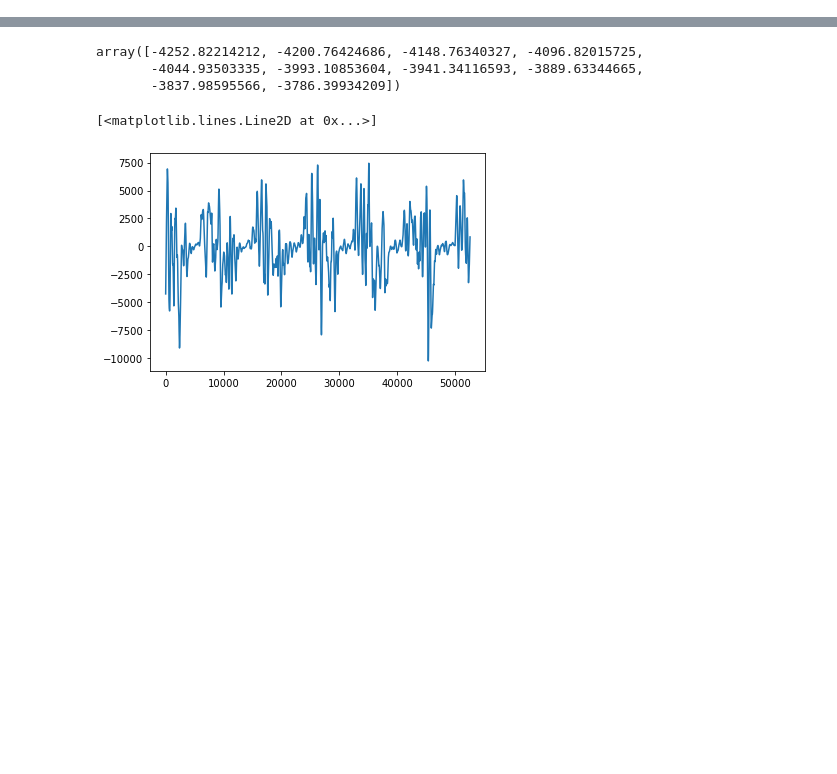
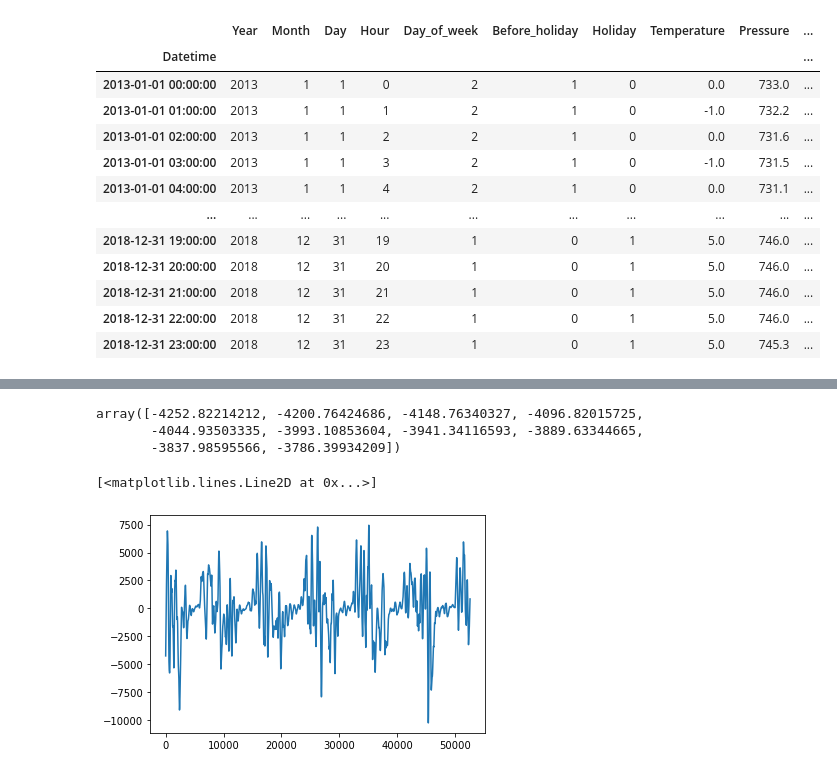
Before and after one commit to rasvob/CuPy_NaturalGas_Preprocessing, a Jupyter notebook: cuda_notebook.ipynb, the cells around one changed output, grey strips where cells are left out. Saved outputs shown, nothing was run; the diff lists cells and outputs as text; code cells hidden in the pictures; blank space fills up the shorter version.

```diff
--- a/cuda_notebook.ipynb
+++ b/cuda_notebook.ipynb
@@ -96,3 +100,17 @@ def lowess_cp_inline(x, y, f=2. / 3., it=3, dl = 1.0):
 def fill_seasonal(month, day, hour, seasonal_dict):
     season = seasonal_dict[month]
     return season[(season.Day_of_week == day) & (season.Hour == hour)].Seasonal.values[0]
+# %%
+def IsSummer_func(x, out):
+    for i, a in enumerate(x):
+        if a >= 6 and a <= 8:
+            out[i] = 1
+        else:
+            out[i] = 0
+# %%
+def heatint_season_func(x, y, out):
+    for i, (a, e) in enumerate(zip(x, y)):
+        if a < 13 and e == 1:
+            out[i] = 1
+        else:
+            out[i] = 0
@@ -99,5 +141,5 @@ def fill_seasonal(month, day, hour, seasonal_dict):
 # %%
-n_diff=24
+n_diff=1
 df = cf.read_csv('data/ppnet_metar_v7.csv',  sep=';', index_col=0)
 # TODO: Odkomentovat pro repeat datasetu 10x
 # df = cf.concat([df]*10, ignore_index=True)
@@ -113,6 +155,7 @@ X['Consumption_diff_1'] = y_diff
 lags = cp.array([24, 25, 35, 36, 37, 47, 48, 49, 71,72,73, 95, 96, 97, 119, 120, 121, 143,144,145, 168, 167, 169])
 lags_arr = cp.arange(n_diff, 24)
 lags_con = cp.concatenate((lags, lags_arr))
+lags = lags_con
 
 for x in lags:
     X[f'Consumption_lag_{x}'] = y.shift(x)
@@ -124,31 +167,110 @@ for x in lags:
     X[f'Pressure_lag_{x}'] = X['Pressure'].shift(x)
 
 X['Day_of_week_sin'] = cp.sin(2 * cp.pi * X['Day_of_week']/7.0)
 X['Day_of_week_cos'] = cp.cos(2 * cp.pi * X['Day_of_week']/7.0)
 X['Month_sin'] = cp.sin(2 * cp.pi * X['Month']/12.0)
 X['Month_cos'] = cp.cos(2 * cp.pi * X['Month']/12.0)
 X['Hour_sin'] = cp.sin(2 * cp.pi * X['Hour']/23.0)
 X['Hour_cos'] = cp.cos(2 * cp.pi * X['Hour']/23.0)
 X['Day_sin'] = cp.sin(2 * cp.pi * X['Day']/31.0)
 X['Day_cos'] = cp.cos(2 * cp.pi * X['Day']/31.0)
 
 x = cp.array([i for i in range(len(y_diff.values))])
 f = 0.01
 period = 24*7
-trend = lowess_cp_inline(x, y_diff.values, f, it=3, dl=0.01)
+trend = lowess_cp_inline(x, y_diff.values, f, it=1, dl=0.01)
 detrended = y_diff.values - trend
 period_averages = cp.array([cp.mean(detrended[i::period]) for i in range(period)])
 period_averages -= cp.mean(period_averages)
 seasonal = cp.tile(period_averages, len(y_diff.values) // period + 1)[:len(y_diff.values)]
 resid = detrended - seasonal
+residual_trend = resid + trend
 
+X['Seasonal'] = cp.concatenate([cp.array([cp.nan]*n_diff), seasonal])
+X['Residual'] = cp.concatenate([cp.array([cp.nan]*n_diff), residual_trend])
+X['Trend'] = cp.concatenate([cp.array([cp.nan]*n_diff), trend])
 
+for x in lags:
+    X[f'Seasonal_lag_{x}'] = X['Seasonal'].shift(x)
+    X[f'Residual_lag_{x}'] = X['Residual'].shift(x)
+    X[f'Residual_lag_inverse_{x}'] = X['Residual'].shift(x)*-1
+
+X['IsSummer'] = 0
+IsSummer_final = X.apply_rows(IsSummer_func, incols={'Month':'x'}, outcols={'out': cp.int}, kwargs={}).out
+X['IsMiddleOfTheDay'] = 0
+X.loc[X.Hour.applymap(lambda x: x >= 13 and x <= 15), 'IsMiddleOfTheDay'] = 1
+X['IsHeatingSeason'] = 1
+X.loc[X.Month.applymap(lambda x: x >= 6 and x <= 8), 'IsHeatingSeason'] = 0
+heat_final = X.apply_rows(heatint_season_func, incols={'Temperature':'x', 'IsHeatingSeason':'y'}, outcols={'out': cp.int}, kwargs={}).out
+X['IsHeatingSeason'] = heat_final
+X['IsWeekend'] = 0
+X.loc[X.Day_of_week.applymap(lambda x: x >= 6 and x <= 7), 'IsWeekend'] = 1
+X['IsStartOfGasTradeDay'] = 0
+X.loc[X.Hour == 6, 'IsStartOfGasTradeDay'] = 1
+
+y = X.Residual
+X_train, X_test, y_train, y_test = X[X.TestSet == 0], X[X.TestSet == 1], y[X.TestSet == 0], y[X.TestSet == 1]
+
+arr_drop_columns = cf.Series(['Cena',
+ 'Cena_bfill',
+ 'Clouds_high_m',
+ 'Clouds_high_text',
+ 'Clouds_low_m',
+ 'Clouds_low_text',
+ 'Clouds_medium_m',
+ 'Clouds_medium_text',
+ 'Consumption_diff_1',
+ 'Datetime.1',
+ 'Dewpoint',
+ 'Humidity',
+ 'IsMissing',
+ 'Mnozstvi',
+ 'Mnozstvi_bfill',
+ 'Phenomena',
+ 'Pressure',
+ 'Pressure2',
+ 'PreviousTemp_lag24',
+ 'PreviousTemp_lag48',
+ 'Recent_phenomena',
+ 'Residual',
+ 'Temperature',
+ 'TestSet',
+ 'Trend',
+ 'Visibility',
+ 'Wind_direction',
+ 'Wind_speed',
+ 'Year'])
+
+X_train_selected_features = X_train.drop(arr_drop_columns, axis=1)
+X_test_selected_features = X_test.drop(arr_drop_columns, axis=1)
+X_train_selected_features_nona = X_train_selected_features.dropna()
+X_test_selected_features_nona = X_test_selected_features.dropna()
+y_train_no_na = y_train.dropna()
+y_test_no_na = y_test.dropna()
+y_train_no_na = y_train_no_na[y_train_no_na.index.isin(X_train_selected_features_nona.index)]
+X_test_selected_features_nona = X_test_selected_features_nona[X_test_selected_features_nona.index.isin(y_test_no_na.index)]
+
+X
 
 # seasonal_dict = {k:X[(X.TestSet == 0) & (X.Month == k)].groupby(['Day_of_week', 'Hour']).Seasonal.mean().reset_index() for k in  X.Month.value_counts().index.values}
 # print(seasonal_dict)
 
 # seasonal_cparray = cp.ndarray((12, 7, 23))
 
 # cp.cuda.Stream.null.synchronize()
 # end = perf_counter()
 # print(f'Difference: {end - start}')
+# %% [output]
+|  | Year | Month | Day | Hour | Day_of_week | Before_holiday | Holiday | Temperature | Pressure | ... |
+| Datetime |  |  |  |  |  |  |  |  |  | ... |
+| 2013-01-01 00:00:00 | 2013 | 1 | 1 | 0 | 2 | 1 | 0 | 0.0 | 733.0 | ... |
+| 2013-01-01 01:00:00 | 2013 | 1 | 1 | 1 | 2 | 1 | 0 | -1.0 | 732.2 | ... |
+| 2013-01-01 02:00:00 | 2013 | 1 | 1 | 2 | 2 | 1 | 0 | 0.0 | 731.6 | ... |
+| 2013-01-01 03:00:00 | 2013 | 1 | 1 | 3 | 2 | 1 | 0 | -1.0 | 731.5 | ... |
+| 2013-01-01 04:00:00 | 2013 | 1 | 1 | 4 | 2 | 1 | 0 | 0.0 | 731.1 | ... |
+| ... | ... | ... | ... | ... | ... | ... | ... | ... | ... | ... |
+| 2018-12-31 19:00:00 | 2018 | 12 | 31 | 19 | 1 | 0 | 1 | 5.0 | 746.0 | ... |
+| 2018-12-31 20:00:00 | 2018 | 12 | 31 | 20 | 1 | 0 | 1 | 5.0 | 746.0 | ... |
+| 2018-12-31 21:00:00 | 2018 | 12 | 31 | 21 | 1 | 0 | 1 | 5.0 | 746.0 | ... |
+| 2018-12-31 22:00:00 | 2018 | 12 | 31 | 22 | 1 | 0 | 1 | 5.0 | 746.0 | ... |
+| 2018-12-31 23:00:00 | 2018 | 12 | 31 | 23 | 1 | 0 | 1 | 5.0 | 745.3 | ... |
```
Also changed, not shown: parts of 15 cells of this notebook, 1 other file.
